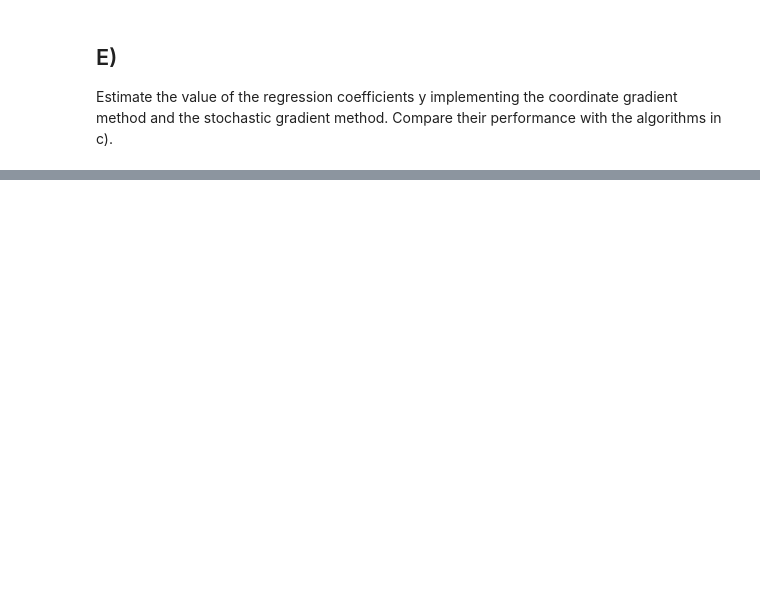
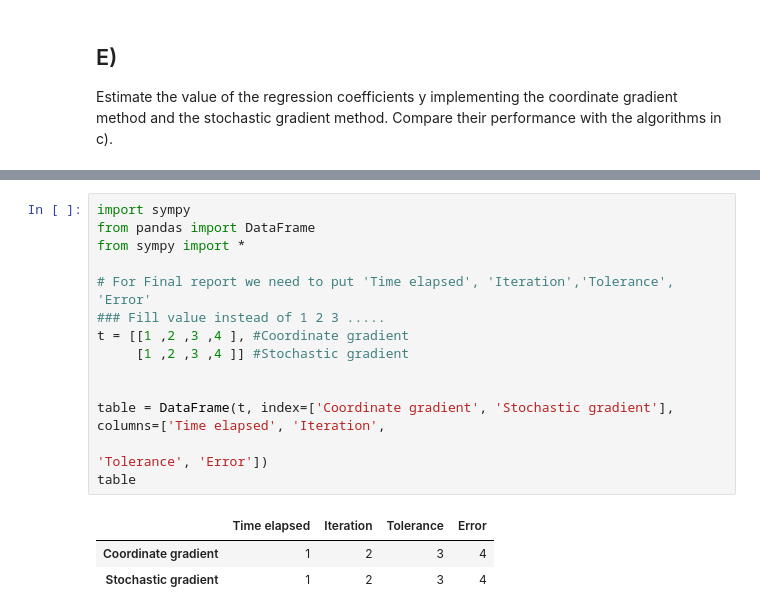
Before and after one commit to P-Mercator/Optimization_for_large-scale_data, a Jupyter notebook: 3rd Assignment.ipynb, the cells around one changed output, grey strips where cells are left out. Cells and saved outputs as stored; diff of their text form; blank space fills up the shorter version.

```diff
--- a/3rd Assignment.ipynb
+++ b/3rd Assignment.ipynb
@@ -647,0 +702,18 @@ the stochastic gradient method. Compare their performance with the algorithms in
+# %%
+import sympy
+from pandas import DataFrame
+from sympy import *
+
+# For Final report we need to put 'Time elapsed', 'Iteration','Tolerance', 'Error'
+### Fill value instead of 1 2 3 .....
+t = [[1 ,2 ,3 ,4 ], #Coordinate gradient
+     [1 ,2 ,3 ,4 ]] #Stochastic gradient
+
+
+table = DataFrame(t, index=['Coordinate gradient', 'Stochastic gradient'], columns=['Time elapsed', 'Iteration',
+                                                                                    'Tolerance', 'Error'])
+table
+# %% [output]
+|  | Time elapsed | Iteration | Tolerance | Error |
+| Coordinate gradient | 1 | 2 | 3 | 4 |
+| Stochastic gradient | 1 | 2 | 3 | 4 |
```
Also changed, not shown: parts of 26 cells of this notebook.
